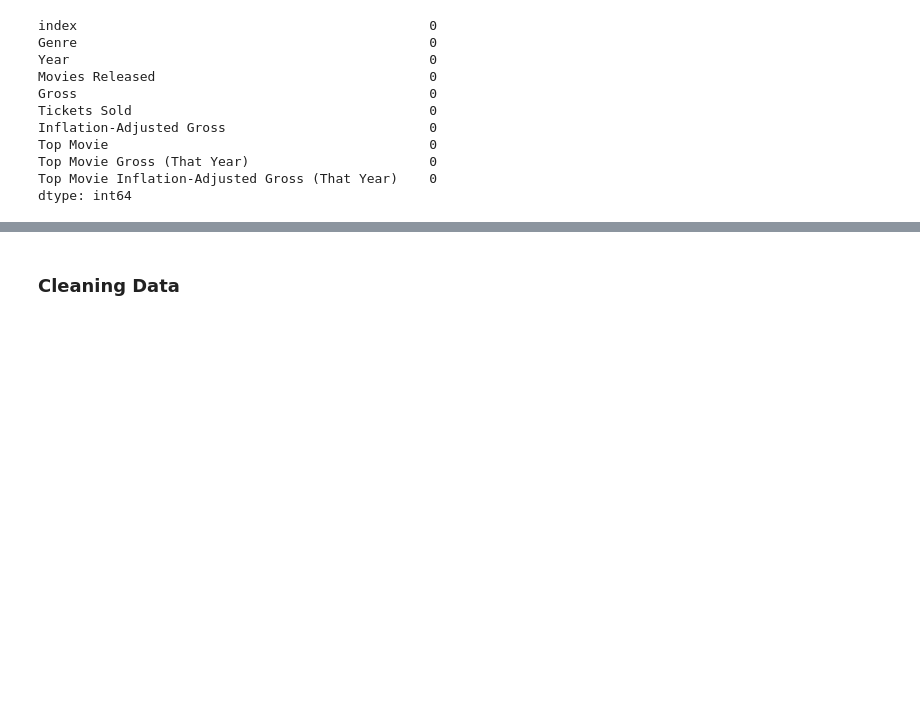
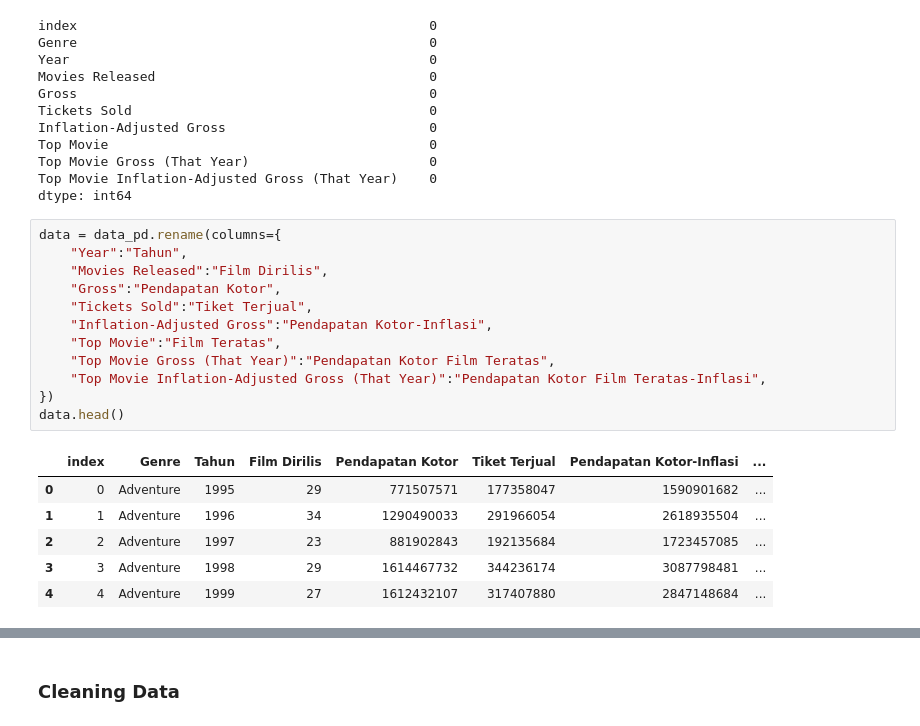
Before and after one commit to Alvi399/Analisa-Industri-Film, a Jupyter notebook: notebook.ipynb, the cells around one changed output, grey strips where cells are left out. Drawn from its saved outputs; the diff is of its cells as text; blank space fills up the shorter version.

```diff
--- a/notebook.ipynb
+++ b/notebook.ipynb
@@ -93,5 +92,24 @@ Top Movie                                         0
 Top Movie Gross (That Year)                       0
 Top Movie Inflation-Adjusted Gross (That Year)    0
 dtype: int64
+# %%
+data = data_pd.rename(columns={
+    "Year":"Tahun",
+    "Movies Released":"Film Dirilis",
+    "Gross":"Pendapatan Kotor",
+    "Tickets Sold":"Tiket Terjual",
+    "Inflation-Adjusted Gross":"Pendapatan Kotor-Inflasi",
+    "Top Movie":"Film Teratas",
+    "Top Movie Gross (That Year)":"Pendapatan Kotor Film Teratas",
+    "Top Movie Inflation-Adjusted Gross (That Year)":"Pendapatan Kotor Film Teratas-Inflasi",
+})
+data.head()
+# %% [output]
+|  | index | Genre | Tahun | Film Dirilis | Pendapatan Kotor | Tiket Terjual | Pendapatan Kotor-Inflasi | ... |
+| 0 | 0 | Adventure | 1995 | 29 | 771507571 | 177358047 | 1590901682 | ... |
+| 1 | 1 | Adventure | 1996 | 34 | 1290490033 | 291966054 | 2618935504 | ... |
+| 2 | 2 | Adventure | 1997 | 23 | 881902843 | 192135684 | 1723457085 | ... |
+| 3 | 3 | Adventure | 1998 | 29 | 1614467732 | 344236174 | 3087798481 | ... |
+| 4 | 4 | Adventure | 1999 | 27 | 1612432107 | 317407880 | 2847148684 | ... |
 # %%
 #Outliers
```
Also changed, not shown: parts of 19 cells of this notebook, 2 other files.
